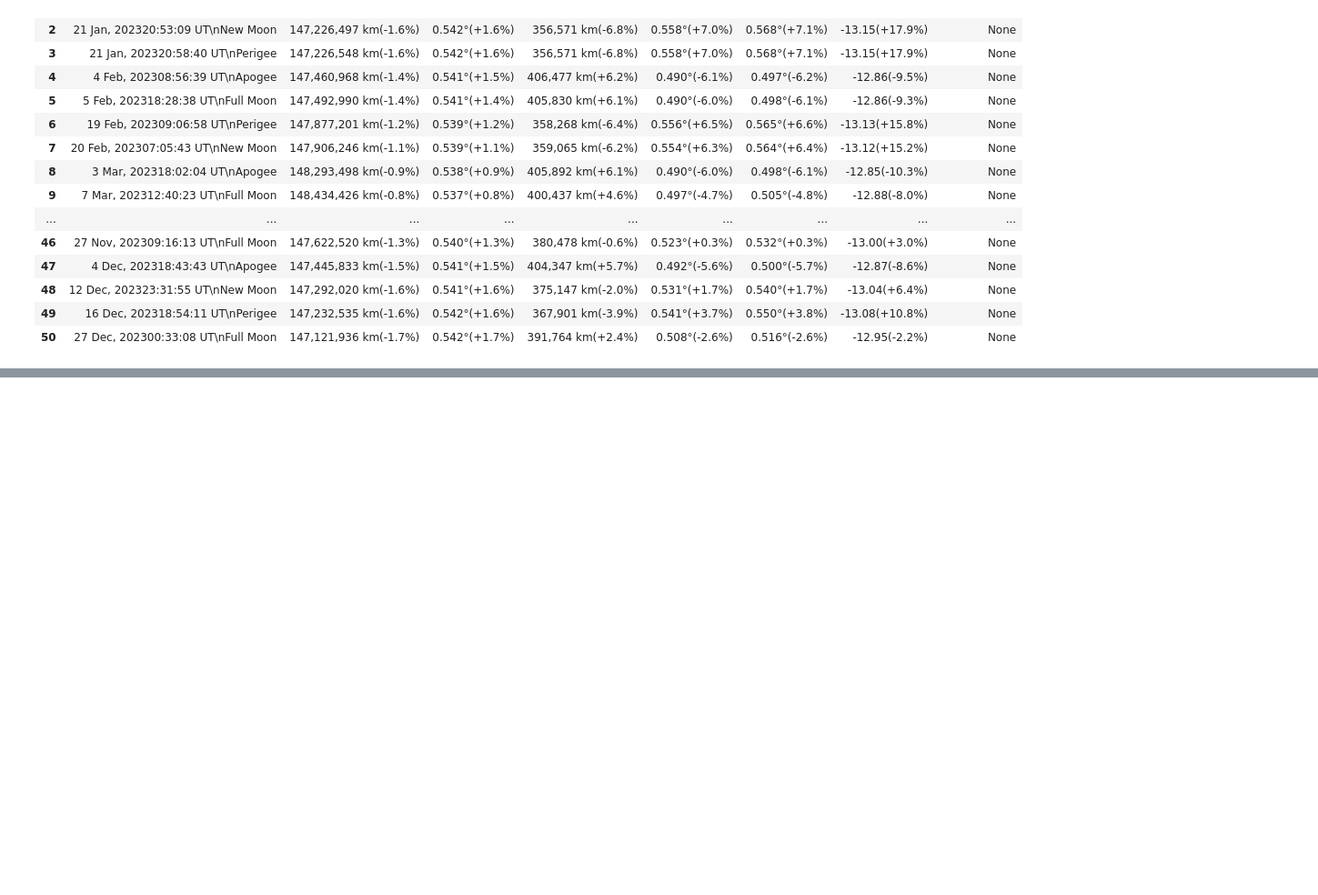
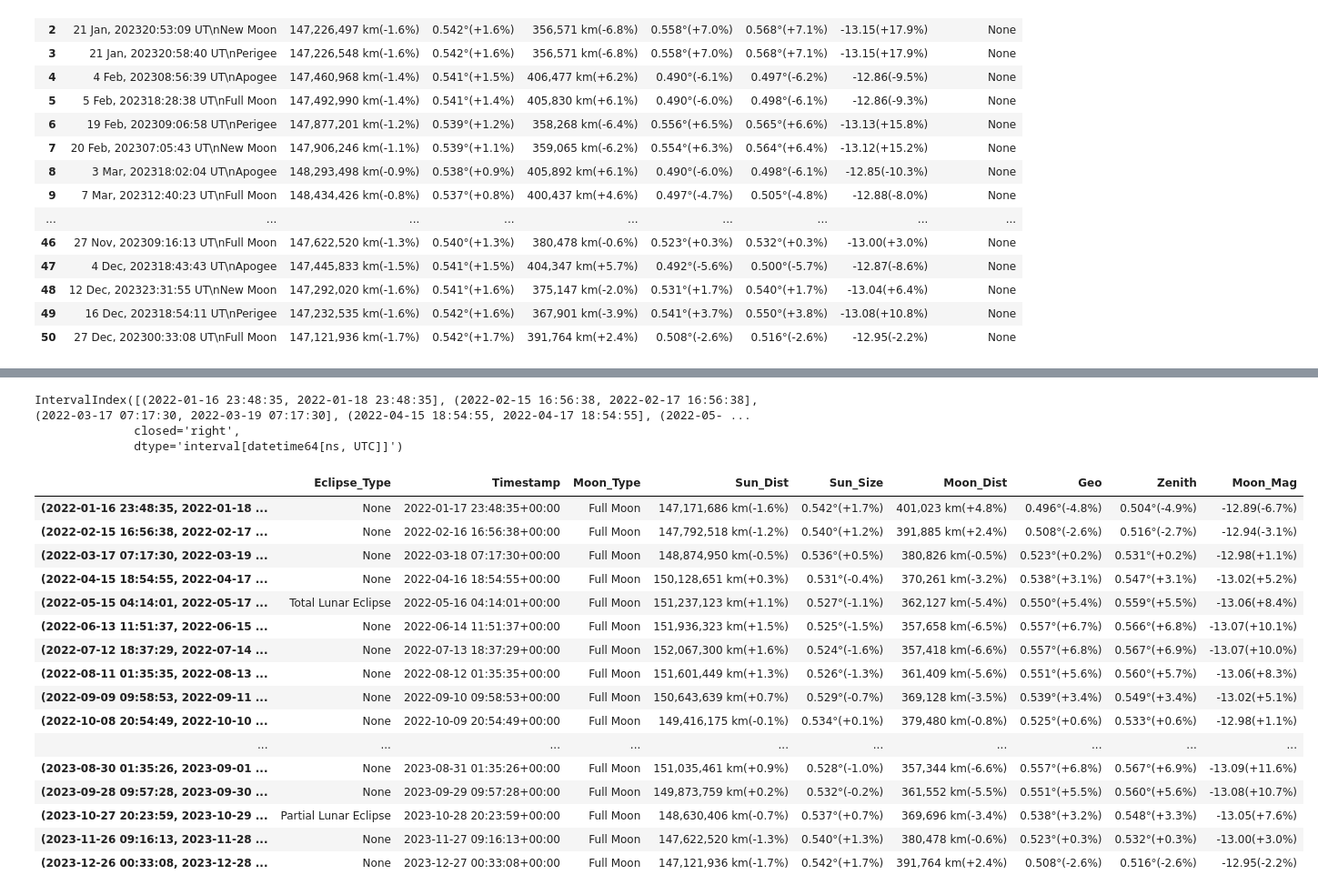
Before and after one commit to LincolnBrownBellevue/DSC540, a Jupyter notebook: Wks7-8/DSC540_Milestone3_LincolnBrown.ipynb, the cells around one changed output, grey strips where cells are left out. Shown at 91% size. Cells and saved outputs as stored; diff of their text form; code cells hidden in the pictures; blank space fills up the shorter version.

```diff
--- a/Wks7-8/DSC540_Milestone3_LincolnBrown.ipynb
+++ b/Wks7-8/DSC540_Milestone3_LincolnBrown.ipynb
@@ -228,0 +372,45 @@ moon_23_df
+# %%
+# First, we will isolate the rows pertaining to a full moon
+full_moons = moon_date.loc[moon_date['Moon_Type'] == 'Full Moon']
+# We need an empty to list to store the date ranges
+# We will use a 3 day range since the Full Moon can appear full for up to three days
+full_moon_dates = []
+
+# We need to create a range of one day before and one day after the full moon
+# then add it to the full_moon_dates list
+for date in full_moons['Timestamp']:
+    day = timedelta(days=1)
+    start = date - day
+    end = date + day
+    interval = (start, end)
+    full_moon_dates.append(interval)
+
+# Now we will use the list of tuples to create an Inteval Index
+full_moon_intervals = pd.IntervalIndex.from_tuples(full_moon_dates)
+full_moon_intervals
+# %% [output]
+IntervalIndex([(2022-01-16 23:48:35, 2022-01-18 23:48:35], (2022-02-15 16:56:38, 2022-02-17 16:56:38], (2022-03-17 07:17:30, 2022-03-19 07:17:30], (2022-04-15 18:54:55, 2022-04-17 18:54:55], (2022-05- ...
+              closed='right',
+              dtype='interval[datetime64[ns, UTC]]')
+# %%
+# Full Moon Dataframe that is indexed on the Full Moon Intervals
+full_moons.index = full_moon_intervals
+full_moons
+# %% [output]
+|  | Eclipse_Type | Timestamp | Moon_Type | Sun_Dist | Sun_Size | Moon_Dist | Geo | Zenith | Moon_Mag |
+| (2022-01-16 23:48:35, 2022-01-18 ... | None | 2022-01-17 23:48:35+00:00 | Full Moon | 147,171,686 km(-1.6%) | 0.542°(+1.7%) | 401,023 km(+4.8%) | 0.496°(-4.8%) | 0.504°(-4.9%) | -12.89(-6.7%) |
+| (2022-02-15 16:56:38, 2022-02-17 ... | None | 2022-02-16 16:56:38+00:00 | Full Moon | 147,792,518 km(-1.2%) | 0.540°(+1.2%) | 391,885 km(+2.4%) | 0.508°(-2.6%) | 0.516°(-2.7%) | -12.94(-3.1%) |
+| (2022-03-17 07:17:30, 2022-03-19 ... | None | 2022-03-18 07:17:30+00:00 | Full Moon | 148,874,950 km(-0.5%) | 0.536°(+0.5%) | 380,826 km(-0.5%) | 0.523°(+0.2%) | 0.531°(+0.2%) | -12.98(+1.1%) |
+| (2022-04-15 18:54:55, 2022-04-17 ... | None | 2022-04-16 18:54:55+00:00 | Full Moon | 150,128,651 km(+0.3%) | 0.531°(-0.4%) | 370,261 km(-3.2%) | 0.538°(+3.1%) | 0.547°(+3.1%) | -13.02(+5.2%) |
+| (2022-05-15 04:14:01, 2022-05-17 ... | Total Lunar Eclipse | 2022-05-16 04:14:01+00:00 | Full Moon | 151,237,123 km(+1.1%) | 0.527°(-1.1%) | 362,127 km(-5.4%) | 0.550°(+5.4%) | 0.559°(+5.5%) | -13.06(+8.4%) |
+| (2022-06-13 11:51:37, 2022-06-15 ... | None | 2022-06-14 11:51:37+00:00 | Full Moon | 151,936,323 km(+1.5%) | 0.525°(-1.5%) | 357,658 km(-6.5%) | 0.557°(+6.7%) | 0.566°(+6.8%) | -13.07(+10.1%) |
+| (2022-07-12 18:37:29, 2022-07-14 ... | None | 2022-07-13 18:37:29+00:00 | Full Moon | 152,067,300 km(+1.6%) | 0.524°(-1.6%) | 357,418 km(-6.6%) | 0.557°(+6.8%) | 0.567°(+6.9%) | -13.07(+10.0%) |
+| (2022-08-11 01:35:35, 2022-08-13 ... | None | 2022-08-12 01:35:35+00:00 | Full Moon | 151,601,449 km(+1.3%) | 0.526°(-1.3%) | 361,409 km(-5.6%) | 0.551°(+5.6%) | 0.560°(+5.7%) | -13.06(+8.3%) |
+| (2022-09-09 09:58:53, 2022-09-11 ... | None | 2022-09-10 09:58:53+00:00 | Full Moon | 150,643,639 km(+0.7%) | 0.529°(-0.7%) | 369,128 km(-3.5%) | 0.539°(+3.4%) | 0.549°(+3.4%) | -13.02(+5.1%) |
+| (2022-10-08 20:54:49, 2022-10-10 ... | None | 2022-10-09 20:54:49+00:00 | Full Moon | 149,416,175 km(-0.1%) | 0.534°(+0.1%) | 379,480 km(-0.8%) | 0.525°(+0.6%) | 0.533°(+0.6%) | -12.98(+1.1%) |
+| ... | ... | ... | ... | ... | ... | ... | ... | ... | ... |
+| (2023-08-30 01:35:26, 2023-09-01 ... | None | 2023-08-31 01:35:26+00:00 | Full Moon | 151,035,461 km(+0.9%) | 0.528°(-1.0%) | 357,344 km(-6.6%) | 0.557°(+6.8%) | 0.567°(+6.9%) | -13.09(+11.6%) |
+| (2023-09-28 09:57:28, 2023-09-30 ... | None | 2023-09-29 09:57:28+00:00 | Full Moon | 149,873,759 km(+0.2%) | 0.532°(-0.2%) | 361,552 km(-5.5%) | 0.551°(+5.5%) | 0.560°(+5.6%) | -13.08(+10.7%) |
+| (2023-10-27 20:23:59, 2023-10-29 ... | Partial Lunar Eclipse | 2023-10-28 20:23:59+00:00 | Full Moon | 148,630,406 km(-0.7%) | 0.537°(+0.7%) | 369,696 km(-3.4%) | 0.538°(+3.2%) | 0.548°(+3.3%) | -13.05(+7.6%) |
+| (2023-11-26 09:16:13, 2023-11-28 ... | None | 2023-11-27 09:16:13+00:00 | Full Moon | 147,622,520 km(-1.3%) | 0.540°(+1.3%) | 380,478 km(-0.6%) | 0.523°(+0.3%) | 0.532°(+0.3%) | -13.00(+3.0%) |
+| (2023-12-26 00:33:08, 2023-12-28 ... | None | 2023-12-27 00:33:08+00:00 | Full Moon | 147,121,936 km(-1.7%) | 0.542°(+1.7%) | 391,764 km(+2.4%) | 0.508°(-2.6%) | 0.516°(-2.6%) | -12.95(-2.2%) |
```
Also changed, not shown: parts of 15 cells of this notebook, 13 other files.
